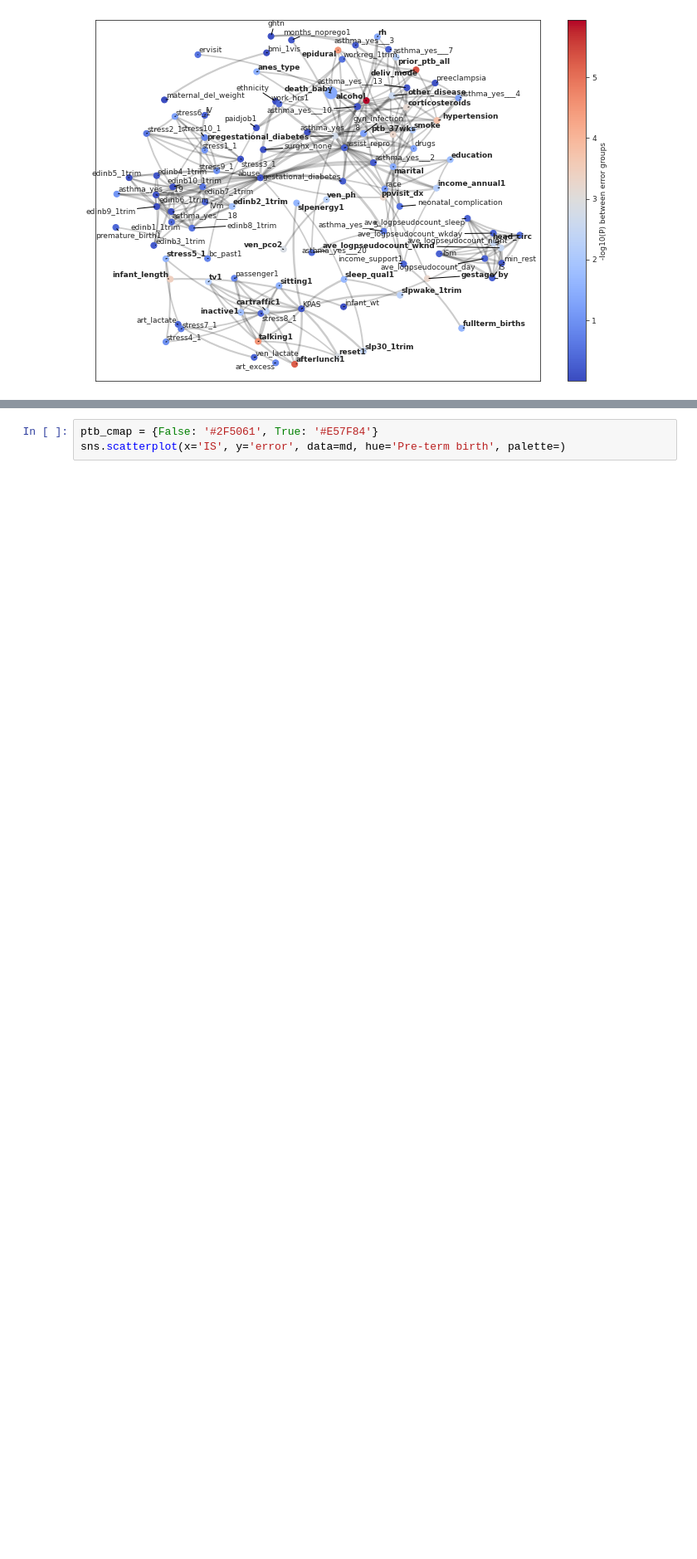
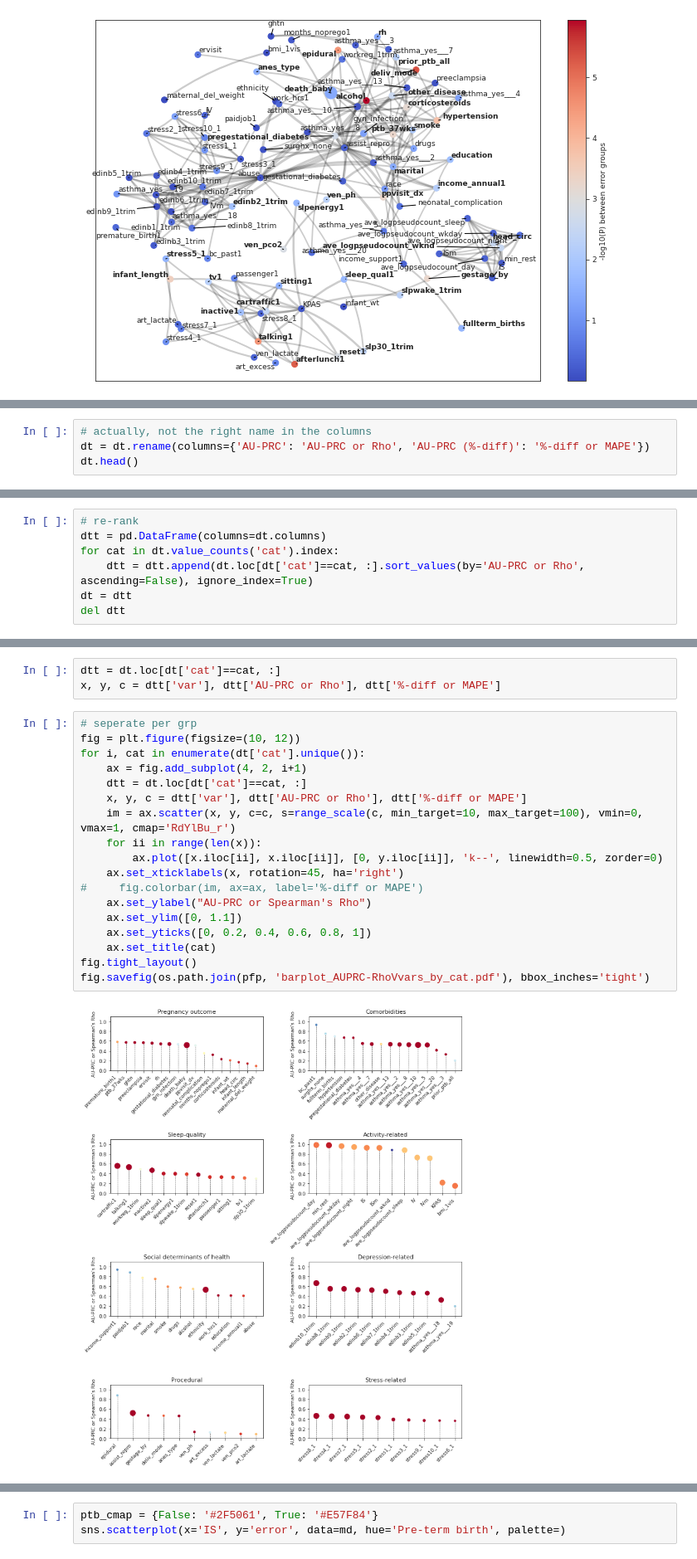
Before and after one commit to nealgravindra/wearables, a Jupyter notebook: notebooks/eval_error_analysis.ipynb, the cells around one changed output, grey strips where cells are left out. Shown at 83% size. Cells and saved outputs as stored; diff of their text form; blank space fills up the shorter version.

```diff
--- a/notebooks/eval_error_analysis.ipynb
+++ b/notebooks/eval_error_analysis.ipynb
@@ -525,0 +587,4 @@ md.groupby("group_ID")["value"].rank("dense", ascending=False)
+# %%
+# actually, not the right name in the columns
+dt = dt.rename(columns={'AU-PRC': 'AU-PRC or Rho', 'AU-PRC (%-diff)': '%-diff or MAPE'})
+dt.head()
@@ -525,0 +598,7 @@ md.groupby("group_ID")["value"].rank("dense", ascending=False)
+# %%
+# re-rank
+dtt = pd.DataFrame(columns=dt.columns)
+for cat in dt.value_counts('cat').index:
+    dtt = dtt.append(dt.loc[dt['cat']==cat, :].sort_values(by='AU-PRC or Rho', ascending=False), ignore_index=True)
+dt = dtt
+del dtt
@@ -525,0 +614,23 @@ md.groupby("group_ID")["value"].rank("dense", ascending=False)
+# %%
+dtt = dt.loc[dt['cat']==cat, :]
+x, y, c = dtt['var'], dtt['AU-PRC or Rho'], dtt['%-diff or MAPE']
+# %%
+# seperate per grp
+fig = plt.figure(figsize=(10, 12))
+for i, cat in enumerate(dt['cat'].unique()):
+    ax = fig.add_subplot(4, 2, i+1)
+    dtt = dt.loc[dt['cat']==cat, :]
+    x, y, c = dtt['var'], dtt['AU-PRC or Rho'], dtt['%-diff or MAPE']
+    im = ax.scatter(x, y, c=c, s=range_scale(c, min_target=10, max_target=100), vmin=0, vmax=1, cmap='RdYlBu_r')
+    for ii in range(len(x)):
+        ax.plot([x.iloc[ii], x.iloc[ii]], [0, y.iloc[ii]], 'k--', linewidth=0.5, zorder=0)
+    ax.set_xticklabels(x, rotation=45, ha='right')
+#     fig.colorbar(im, ax=ax, label='%-diff or MAPE')
+    ax.set_ylabel("AU-PRC or Spearman's Rho")
+    ax.set_ylim([0, 1.1])
+    ax.set_yticks([0, 0.2, 0.4, 0.6, 0.8, 1])
+    ax.set_title(cat)
+fig.tight_layout()
+fig.savefig(os.path.join(pfp, 'barplot_AUPRC-RhoVvars_by_cat.pdf'), bbox_inches='tight')
+# %% [output]
+[figure, added]
```
Also changed, not shown: parts of 19 cells of this notebook, 2 other files.
